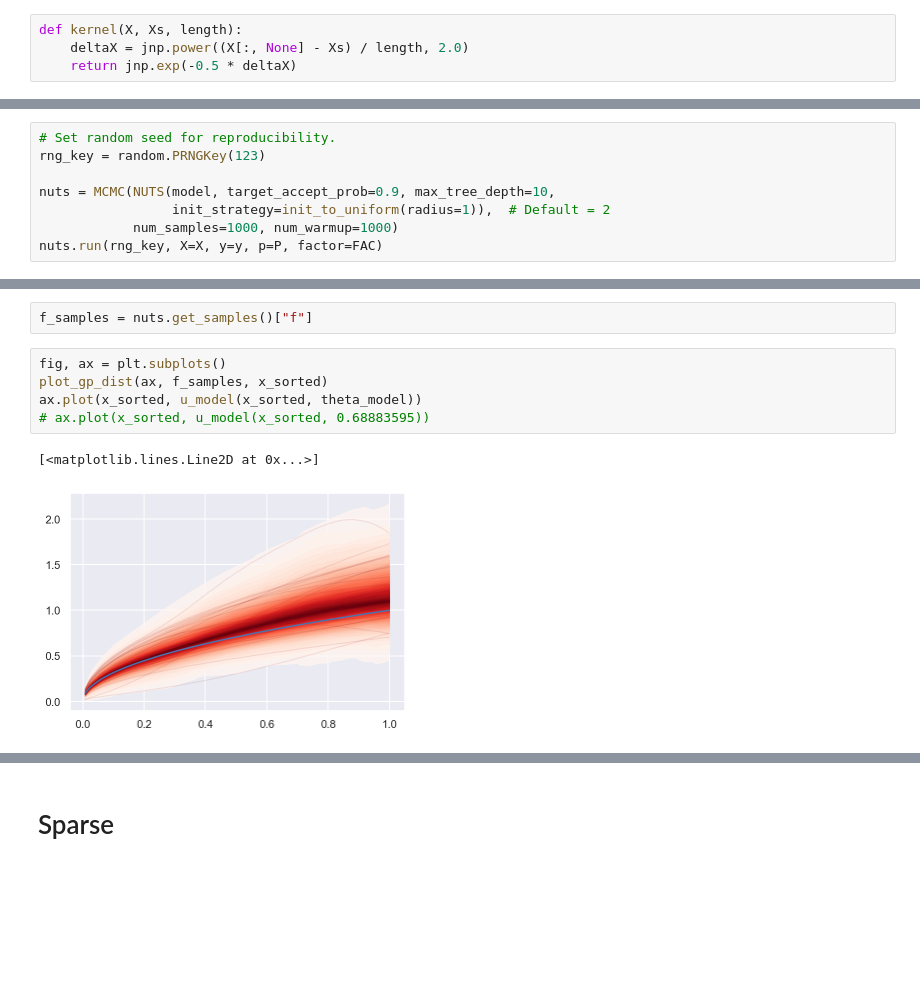
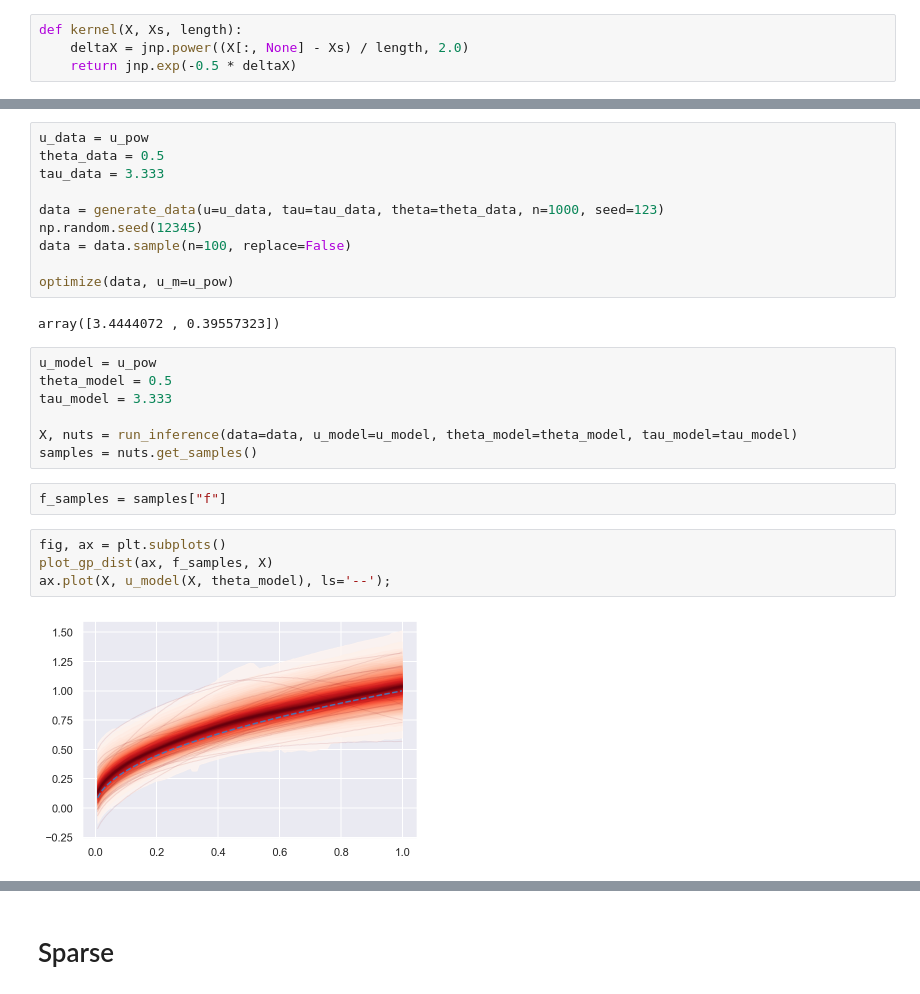
Before and after one commit to AurelienNioche/TransformedGP, a Jupyter notebook: model-discrepancy-using-numpyro.ipynb, the cells around one changed output, grey strips where cells are left out. Cells and saved outputs as stored; diff of their text form; blank space fills up the shorter version.

```diff
--- a/model-discrepancy-using-numpyro.ipynb
+++ b/model-discrepancy-using-numpyro.ipynb
@@ -362,9 +284 @@ def model(X, y, p, factor=1, jitter=1e-06):
     numpyro.sample("obs", dist.Bernoulli(logits=tau_model*est_diff_eu), obs=y)
-# %%
-# Set random seed for reproducibility.
-rng_key = random.PRNGKey(123)
-
-nuts = MCMC(NUTS(model, target_accept_prob=0.9, max_tree_depth=10,
-                 init_strategy=init_to_uniform(radius=1)),  # Default = 2
-            num_samples=1000, num_warmup=1000)
-nuts.run(rng_key, X=X, y=y, p=P, factor=FAC)
@@ -371,10 +324,27 @@ nuts.run(rng_key, X=X, y=y, p=P, factor=FAC)
+# %%
+u_data = u_pow
+theta_data = 0.5
+tau_data = 3.333
+
+data = generate_data(u=u_data, tau=tau_data, theta=theta_data, n=1000, seed=123)
+np.random.seed(12345)
+data = data.sample(n=100, replace=False)
+
+optimize(data, u_m=u_pow)
+# %% [output]
+array([3.4444072 , 0.39557323])
+# %%
+u_model = u_pow
+theta_model = 0.5
+tau_model = 3.333
+
+X, nuts = run_inference(data=data, u_model=u_model, theta_model=theta_model, tau_model=tau_model)
+samples = nuts.get_samples()
 # %%
-f_samples = nuts.get_samples()["f"]
+f_samples = samples["f"]
 # %%
 fig, ax = plt.subplots()
-plot_gp_dist(ax, f_samples, x_sorted)
-ax.plot(x_sorted, u_model(x_sorted, theta_model))
-# ax.plot(x_sorted, u_model(x_sorted, 0.68883595))
+plot_gp_dist(ax, f_samples, X)
+ax.plot(X, u_model(X, theta_model), ls='--');
 # %% [output]
-[<matplotlib.lines.Line2D at 0x...>]
-[figure, old version]
+[figure, new version]
```
Also changed, not shown: parts of 43 cells of this notebook, 2 other files.
